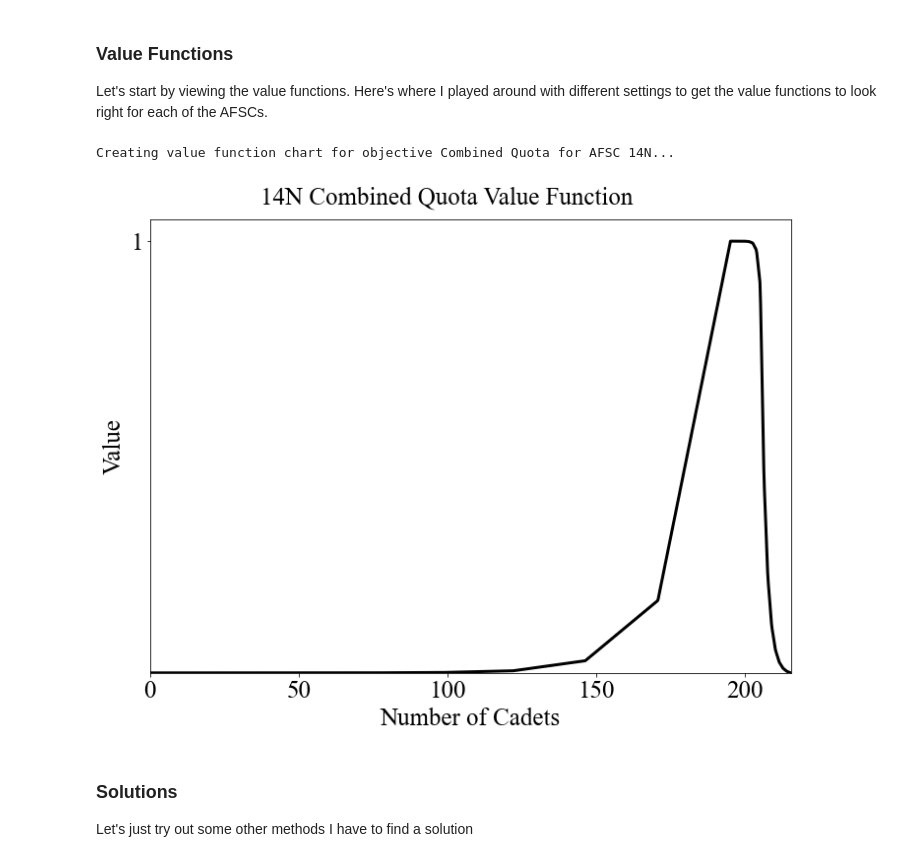
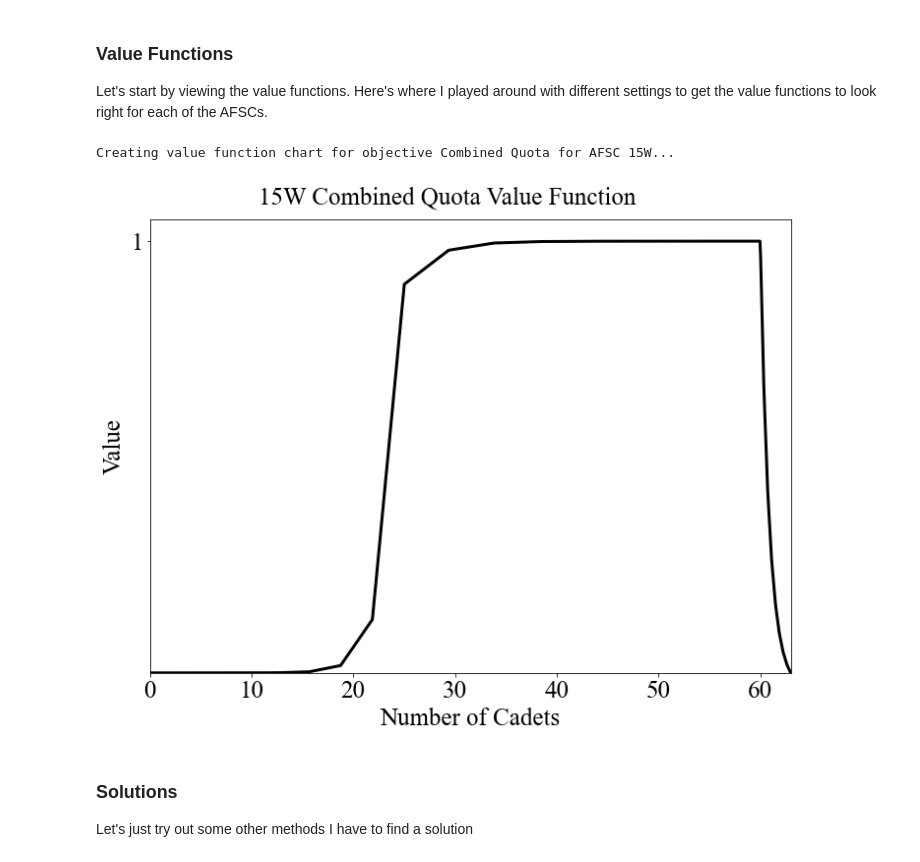
Before and after one commit to dglaird/afccp, a Jupyter notebook: afccp/executables/laird/afccp_2023.ipynb, the cells around one changed output. Cells and saved outputs as stored; diff of their text form; code cells hidden in the pictures.

```diff
--- a/afccp/executables/laird/afccp_2023.ipynb
+++ b/afccp/executables/laird/afccp_2023.ipynb
@@ -90,10 +90,10 @@ dict_keys(['VP'])
 
 Let's start by viewing the value functions. Here's where I played around with different settings to get the value functions to look right for each of the AFSCs.
 # %%
-chart = instance.show_value_function(afsc="14N", objective="Combined Quota", figsize=(10, 8))
+chart = instance.show_value_function(afsc="15W", objective="Combined Quota", figsize=(10, 8))
 # %% [output]
-Creating value function chart for objective Combined Quota for AFSC 14N...
+Creating value function chart for objective Combined Quota for AFSC 15W...
-[figure, old version]
+[figure, new version]
 # %% [markdown]
 ### Solutions
 
```
Also changed, not shown: parts of 3 cells of this notebook, 6 other files.
